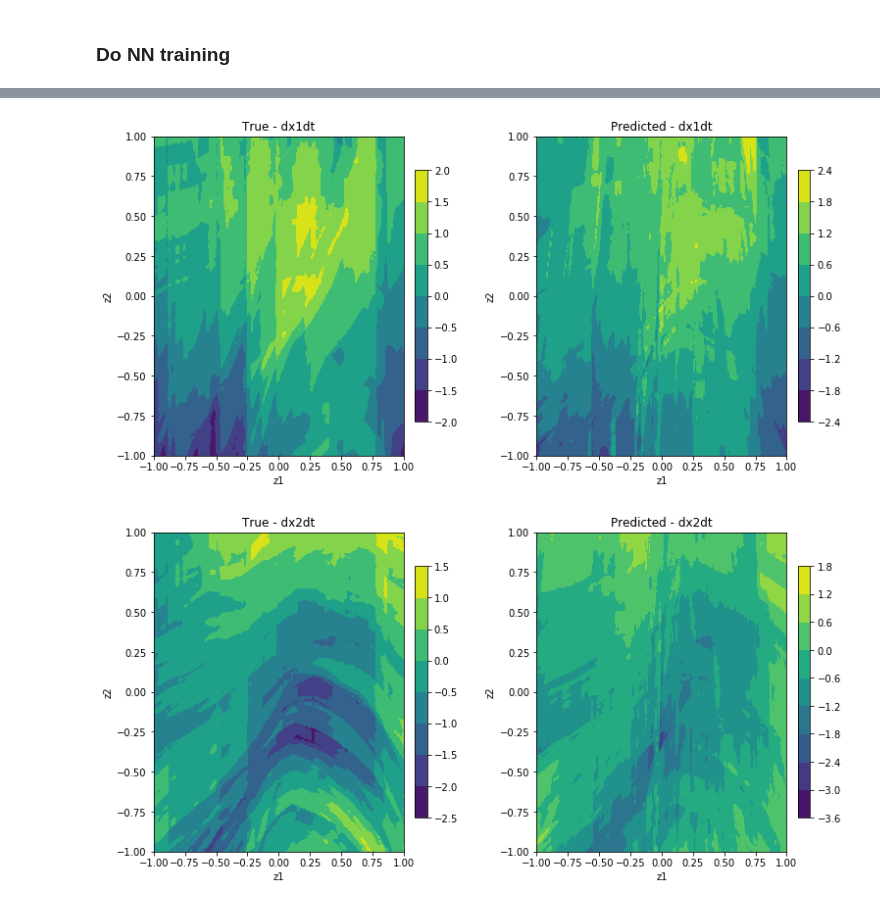
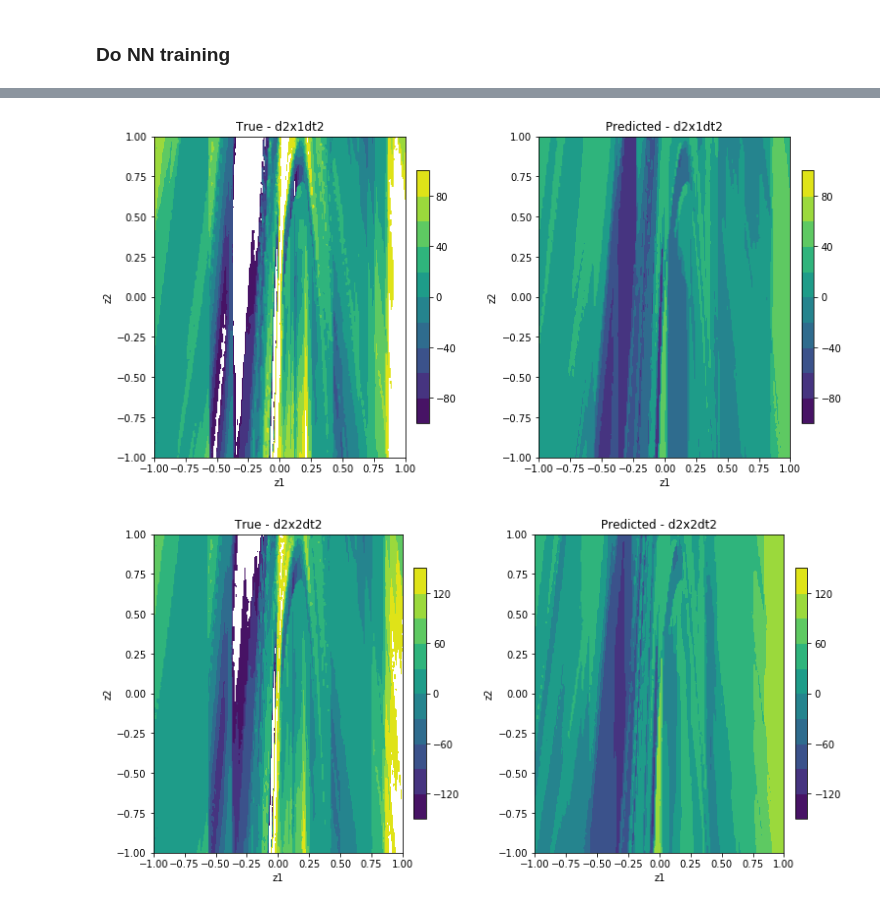
Before and after one commit to Romit-Maulik/Practice, a Jupyter notebook: Generative_Models/Normalizing_Flows/NF_Gradient_HalfMoons.ipynb, the cells around one changed output, grey strips where cells are left out. Drawn from its saved outputs; the diff is of its cells as text; code cells hidden in the pictures.

```diff
--- a/Generative_Models/Normalizing_Flows/NF_Gradient_HalfMoons.ipynb
+++ b/Generative_Models/Normalizing_Flows/NF_Gradient_HalfMoons.ipynb
@@ -212,7 +212,7 @@ post_samples = post_samples.numpy()
 # %%
 final_time = 0.5
 # At a specific parameter
-for time in np.arange(0.0,final_time,0.025):
+for time in np.arange(0.0,final_time,0.1):
 
     eps = 0.1
     plot_samples = []
@@ -409,8 +401,8 @@ np.savetxt('Half_moon_data.csv',training_data,delimiter=',',header='gridz1, grid
 training_data = np.loadtxt('Half_moon_data.csv',skiprows=1,delimiter=',',dtype='float64')
 # %%
 #### dataset parameters.
-num_outputs = 2 # total classes (0-9 digits).
-num_features = 9 # data features (img shape: 28*28).
+num_outputs = 2
+num_features = 5
 
 # Training parameters.
 learning_rate = 0.0001
@@ -425,8 +417,8 @@ n_hidden_2 = 128 # 2nd layer number of neurons.
 idx = np.arange(training_data.shape[0])
 np.random.shuffle(idx)
 
-x_train, y_train = training_data[idx[:18000]][:,np.r_[0:3,5:11]], training_data[idx[:18000]][:,3:5]
-x_test, y_test = training_data[idx[18000:]][:,np.r_[0:3,5:11]], training_data[idx[18000:]][:,3:5]
+x_train, y_train = training_data[idx[:18000]][:,np.r_[2:3,7:11]], training_data[idx[:18000]][:,5:7]
+x_test, y_test = training_data[idx[18000:]][:,np.r_[2:3,7:11]], training_data[idx[18000:]][:,5:7]
 
 # Use tf.data API to shuffle and batch data.
 train_data = tf.data.Dataset.from_tensor_slices((x_train, y_train))
@@ -522,52 +514,52 @@ step: 30000, loss: 0.466191
 # %%
-test_input = training_data[:,np.r_[0:3,5:11]]
-true_output = training_data[:,np.r_[3:5]]
+test_input = training_data[:,np.r_[2:3,7:11]]
+true_output = training_data[:,np.r_[5:7]]
 pred_output = neural_net(test_input).numpy()
 # %%
 num_points_per_time = zx.shape[0]*zy.shape[0]
 # %%
-time_step = 4
+time_step = 0
 start_point = time_step*num_points_per_time
 end_point = (time_step+1)*num_points_per_time
 
 truth = true_output[start_point:end_point,0].reshape(zx.shape[0],zy.shape[0])
 predicted = pred_output[start_point:end_point,0].reshape(zx.shape[0],zy.shape[0])
 
 fig, ax = plt.subplots(nrows=1,ncols=2,figsize=(12,6))
-
-cs1 = ax[0].contourf(zxv,zyv,truth)#,levels=levels)
-ax[0].set_title('True - dx1dt')
-cs2 = ax[1].contourf(zxv,zyv,predicted)#,levels=levels)
-ax[1].set_title('Predicted - dx1dt')
+levels = np.linspace(-100.0, 100.0, 11)
+cs1 = ax[0].contourf(zxv,zyv,truth,levels=levels)#,levels=levels)
+ax[0].set_title('True - d2x1dt2')
+cs2 = ax[1].contourf(zxv,zyv,predicted,levels=levels)#,levels=levels)
+ax[1].set_title('Predicted - d2x1dt2')
 
 for i in range(2):
     ax[i].set_xlabel('z1')
     ax[i].set_ylabel('z2')
 
 fig.colorbar(cs1,ax=ax[0],fraction=0.046, pad=0.04)
 fig.colorbar(cs2,ax=ax[1],fraction=0.046, pad=0.04)
 plt.subplots_adjust(wspace = 0.4)
 plt.show()
 
 
 truth = true_output[start_point:end_point,1].reshape(zx.shape[0],zy.shape[0])
 predicted = pred_output[start_point:end_point,1].reshape(zx.shape[0],zy.shape[0])
 
 fig, ax = plt.subplots(nrows=1,ncols=2,figsize=(12,6))
-
-cs1 = ax[0].contourf(zxv,zyv,truth)#,levels=levels)
-ax[0].set_title('True - dx2dt')
-cs2 = ax[1].contourf(zxv,zyv,predicted)#,levels=levels)
-ax[1].set_title('Predicted - dx2dt')
+levels = np.linspace(-150.0, 150.0, 11)
+cs1 = ax[0].contourf(zxv,zyv,truth,levels=levels)
+ax[0].set_title('True - d2x2dt2')
+cs2 = ax[1].contourf(zxv,zyv,predicted,levels=levels)
+ax[1].set_title('Predicted - d2x2dt2')
 
 for i in range(2):
     ax[i].set_xlabel('z1')
     ax[i].set_ylabel('z2')
 
 fig.colorbar(cs1,ax=ax[0],fraction=0.046, pad=0.04)
 fig.colorbar(cs2,ax=ax[1],fraction=0.046, pad=0.04)
 plt.subplots_adjust(wspace = 0.4)
 plt.show()
 # %% [output]
-[figure, old version]
+[figure, new version]
-[figure, old version]
+[figure, new version]
```
Also changed, not shown: parts of 5 cells of this notebook.
